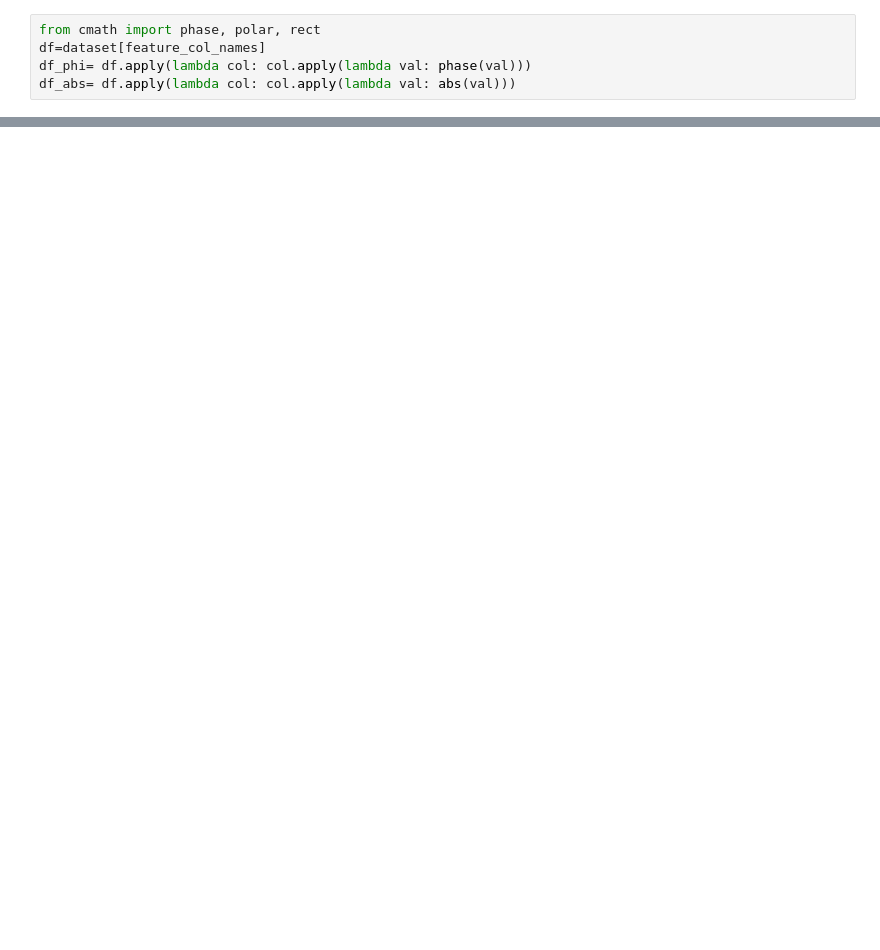
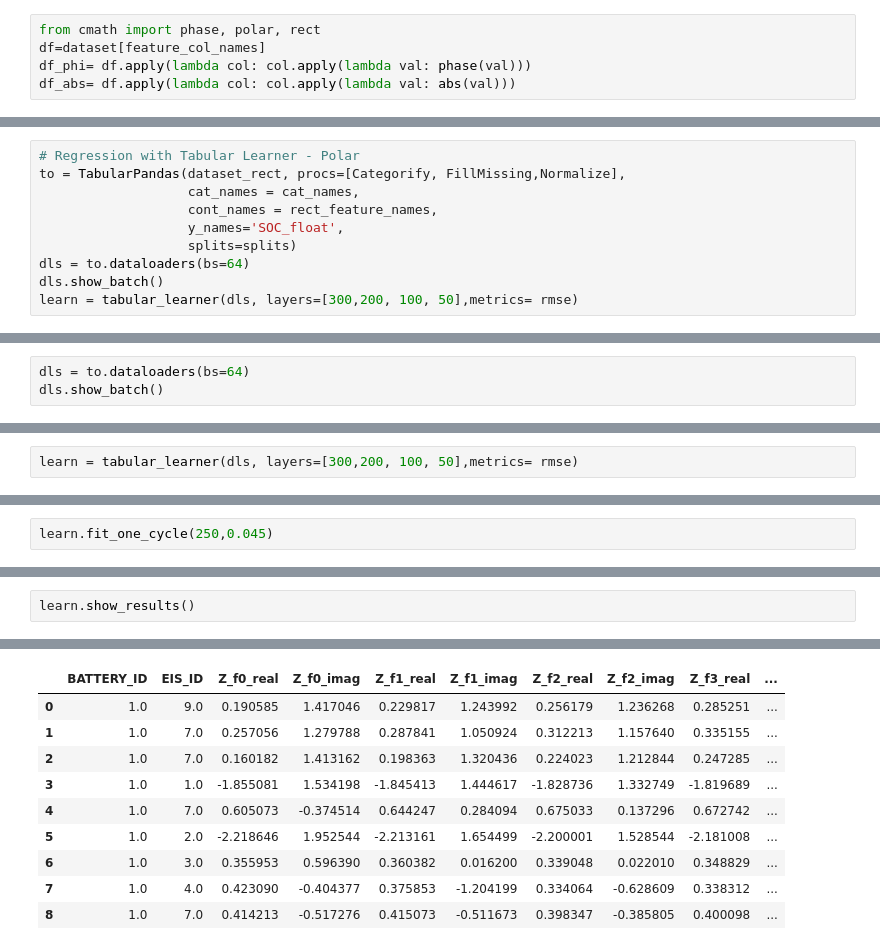
Before and after one commit to electrical-and-electronic-measurement/ml-4-measurement, a Jupyter notebook: notebooks/EIS_tabular_regression.ipynb, the cells around one changed output, grey strips where cells are left out. Drawn from its saved outputs; the diff is of its cells as text; blank space fills up the shorter version.

Commit message:
feat: EIS dataset - tabular regression on Batt02

```diff
--- a/notebooks/EIS_tabular_regression.ipynb
+++ b/notebooks/EIS_tabular_regression.ipynb
@@ -135,0 +163,10 @@ print(dataset_polar)
+# %%
+# Regression with Tabular Learner - Polar
+to = TabularPandas(dataset_rect, procs=[Categorify, FillMissing,Normalize],
+                   cat_names = cat_names,
+                   cont_names = rect_feature_names,
+                   y_names='SOC_float',
+                   splits=splits)
+dls = to.dataloaders(bs=64)
+dls.show_batch()
+learn = tabular_learner(dls, layers=[300,200, 100, 50],metrics= rmse)
@@ -135,0 +185,3 @@ print(dataset_polar)
+# %%
+dls = to.dataloaders(bs=64)
+dls.show_batch()
@@ -135,0 +200,2 @@ print(dataset_polar)
+# %%
+learn = tabular_learner(dls, layers=[300,200, 100, 50],metrics= rmse)
@@ -135,0 +207,2 @@ print(dataset_polar)
+# %%
+learn.fit_one_cycle(250,0.045)
@@ -135,0 +227,3 @@ print(dataset_polar)
+# %%
+learn.show_results()
+# %% [output]
@@ -135,0 +231,10 @@ print(dataset_polar)
+|  | BATTERY_ID | EIS_ID | Z_f0_real | Z_f0_imag | Z_f1_real | Z_f1_imag | Z_f2_real | Z_f2_imag | Z_f3_real | ... |
+| 0 | 1.0 | 9.0 | 0.190585 | 1.417046 | 0.229817 | 1.243992 | 0.256179 | 1.236268 | 0.285251 | ... |
+| 1 | 1.0 | 7.0 | 0.257056 | 1.279788 | 0.287841 | 1.050924 | 0.312213 | 1.157640 | 0.335155 | ... |
+| 2 | 1.0 | 7.0 | 0.160182 | 1.413162 | 0.198363 | 1.320436 | 0.224023 | 1.212844 | 0.247285 | ... |
+| 3 | 1.0 | 1.0 | -1.855081 | 1.534198 | -1.845413 | 1.444617 | -1.828736 | 1.332749 | -1.819689 | ... |
+| 4 | 1.0 | 7.0 | 0.605073 | -0.374514 | 0.644247 | 0.284094 | 0.675033 | 0.137296 | 0.672742 | ... |
+| 5 | 1.0 | 2.0 | -2.218646 | 1.952544 | -2.213161 | 1.654499 | -2.200001 | 1.528544 | -2.181008 | ... |
+| 6 | 1.0 | 3.0 | 0.355953 | 0.596390 | 0.360382 | 0.016200 | 0.339048 | 0.022010 | 0.348829 | ... |
+| 7 | 1.0 | 4.0 | 0.423090 | -0.404377 | 0.375853 | -1.204199 | 0.334064 | -0.628609 | 0.338312 | ... |
+| 8 | 1.0 | 7.0 | 0.414213 | -0.517276 | 0.415073 | -0.511673 | 0.398347 | -0.385805 | 0.400098 | ... |
```
Also changed, not shown: parts of 34 cells of this notebook, 1 other file.
